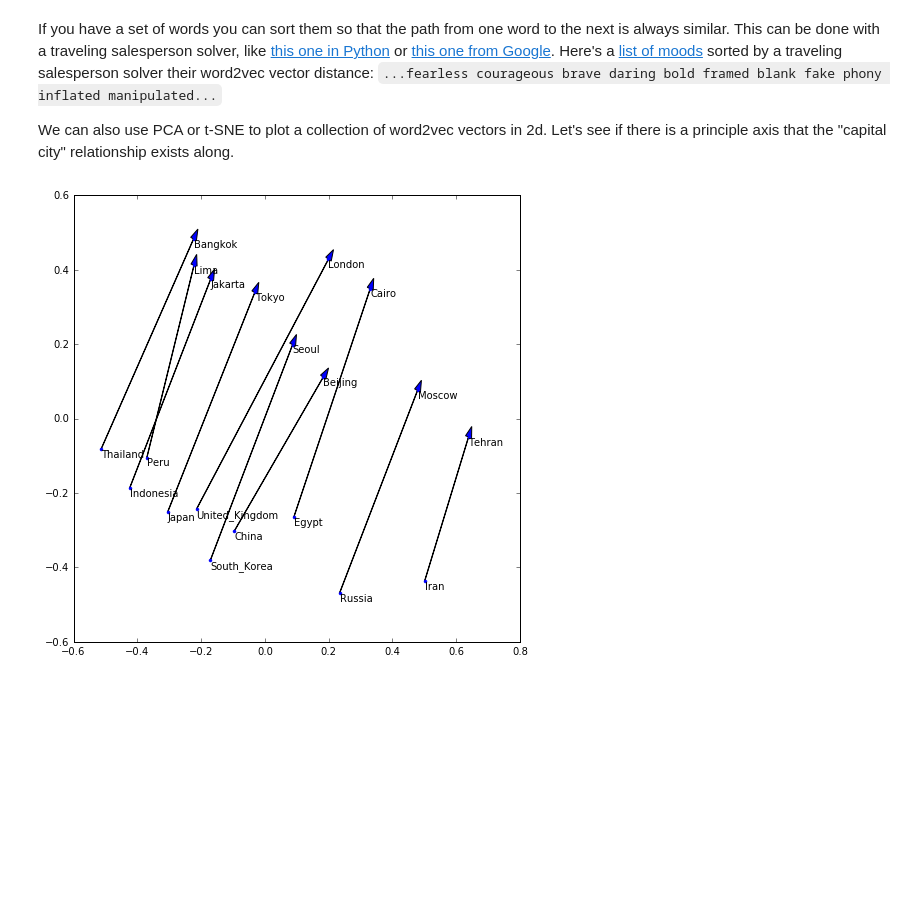
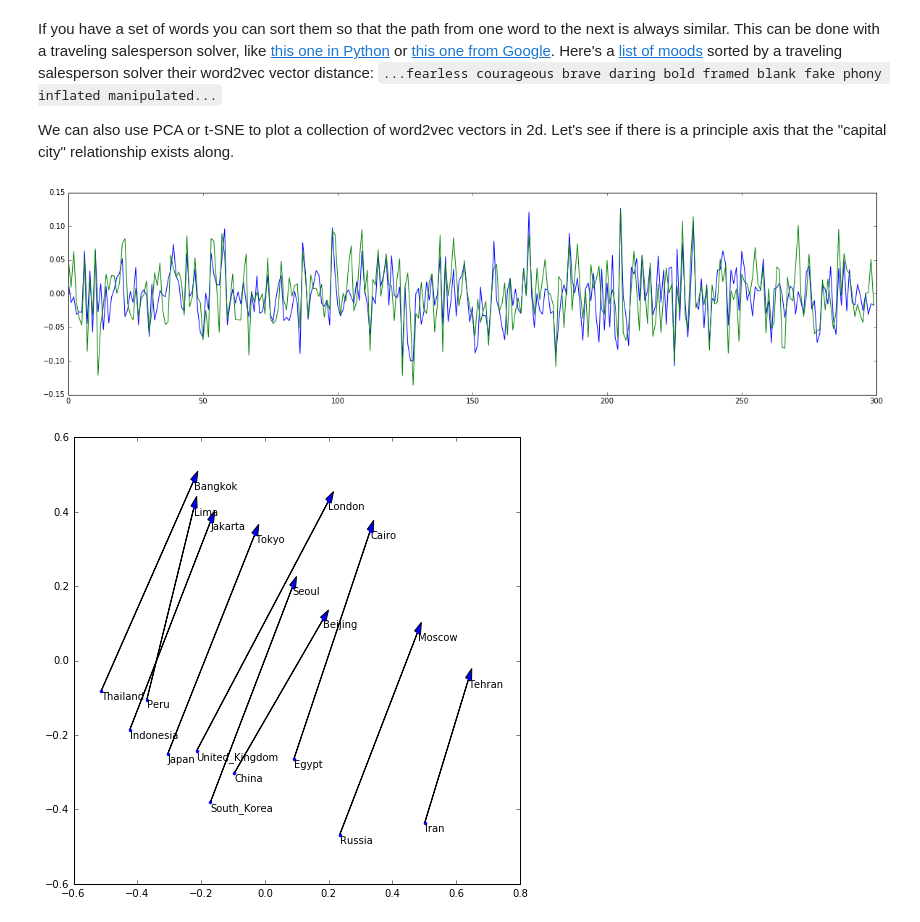
Before and after one commit to kylemcdonald/ml-examples, a Jupyter notebook: workshop/word2vec/word2vec.ipynb, the cells around one changed output. Saved outputs shown, nothing was run; the diff lists cells and outputs as text; code cells hidden in the pictures; blank space fills up the shorter version.

```diff
--- a/workshop/word2vec/word2vec.ipynb
+++ b/workshop/word2vec/word2vec.ipynb
@@ -165,4 +198,12 @@ soured souring frosty rancid bitter awry Sour bad horribly_wrong
 If you have a set of words you can sort them so that the path from one word to the next is always similar. This can be done with a traveling salesperson solver, like [this one in Python](https://github.com/dmishin/tsp-solver) or [this one from Google](https://developers.google.com/optimization/routing/tsp?hl=en). Here's a [list of moods](https://gist.github.com/kylemcdonald/e425243c41b2c41de5ba) sorted by a traveling salesperson solver their word2vec vector distance: `...fearless courageous brave daring bold framed blank fake phony inflated manipulated...`
 
 We can also use PCA or t-SNE to plot a collection of word2vec vectors in 2d. Let's see if there is a principle axis that the "capital city" relationship exists along.
+# %%
+plt.figure(figsize=(20, 5))
+plt.plot(model['China']-model['Beijing'])
+plt.plot(model['Japan']-model['Tokyo'])
+# plt.plot(model['man']-model['woman'])
+plt.show()
+# %% [output]
+[figure, added]
 # %%
```
Also changed, not shown: parts of 26 cells of this notebook, 1 other file.
